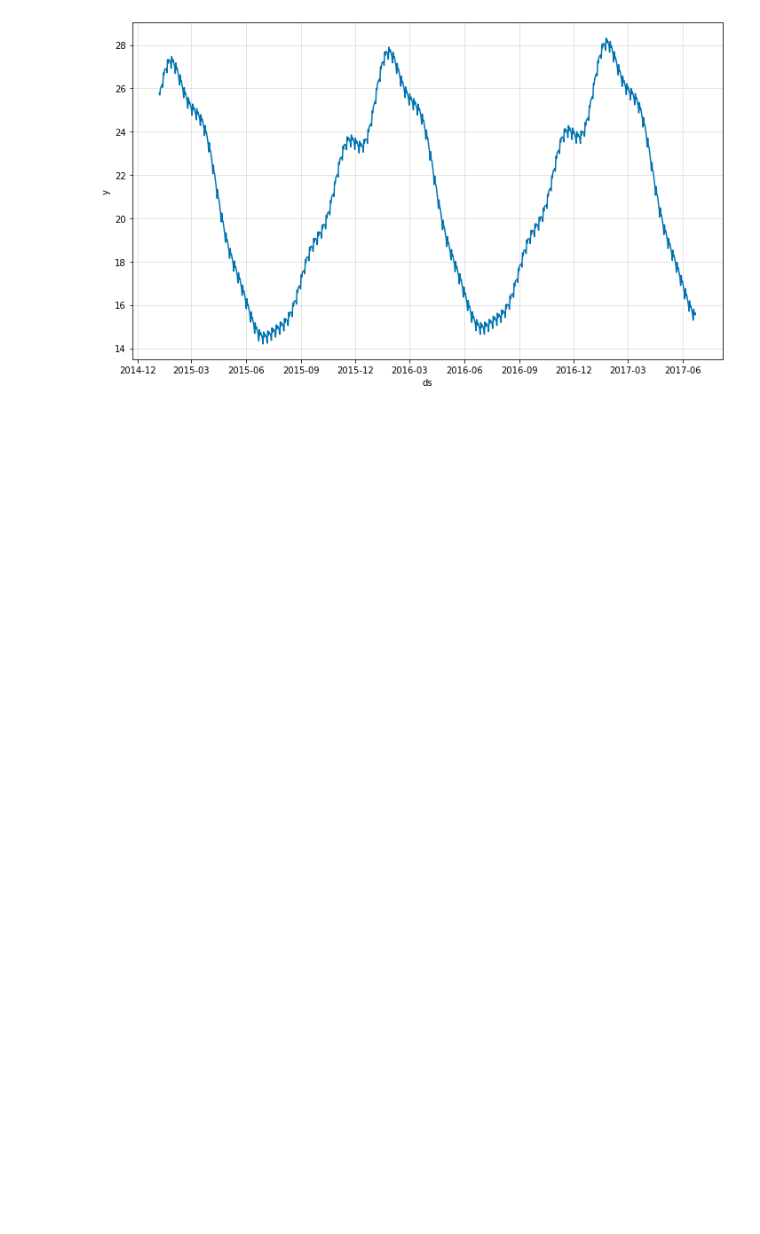
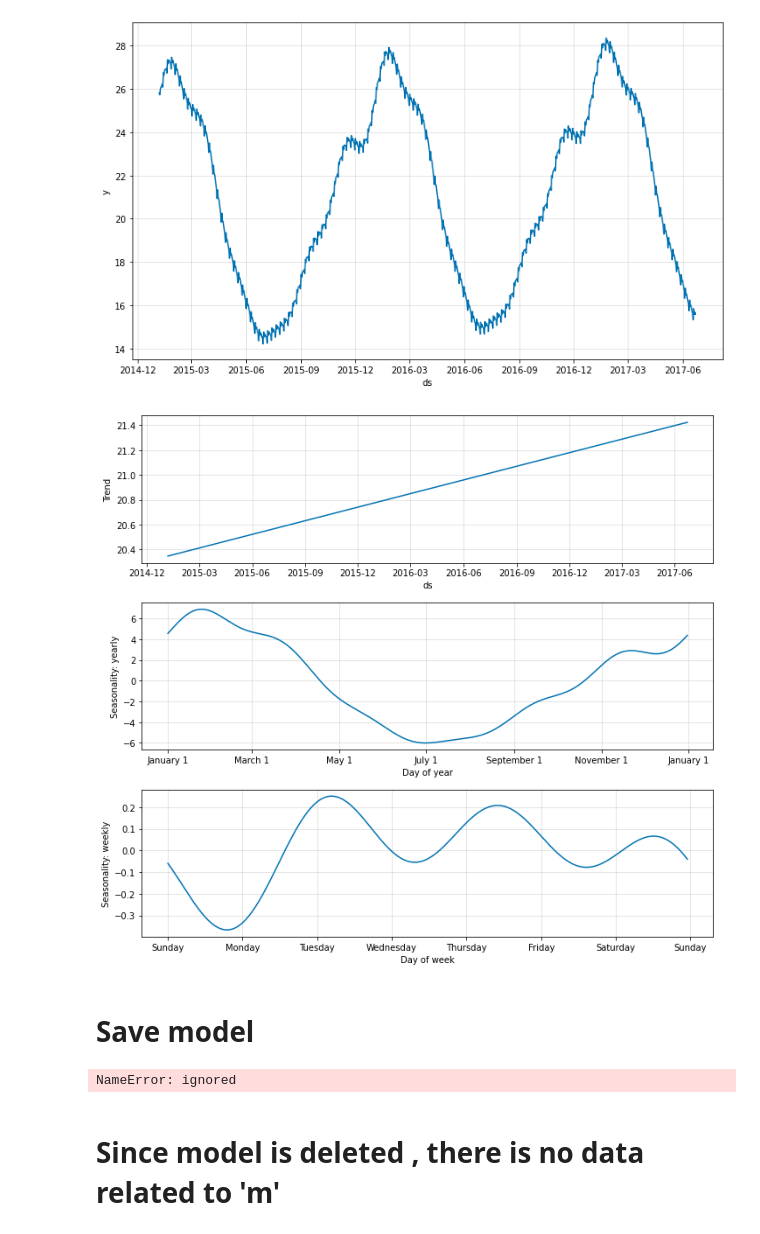
Before and after one commit to shailavij/ML-Projects, a Jupyter notebook: Neural_Prophet_Weather_Forecast.ipynb, the cells around one changed output. Drawn from its saved outputs; the diff is of its cells as text; code cells hidden in the pictures; blank space fills up the shorter version.

```diff
--- a/Neural_Prophet_Weather_Forecast.ipynb
+++ b/Neural_Prophet_Weather_Forecast.ipynb
@@ -186,3 +201,9 @@ forecast.head()
 plot1= m.plot(forecast)
 # %% [output]
 [figure]
+# %%
+plot2= m.plot_components(forecast)
+# %% [output]
+[figure, added]
+# %% [markdown]
+# Save model
@@ -188,0 +216,6 @@ plot1= m.plot(forecast)
+# %%
+m
+# %% [output]
+NameError: ignored
+# %% [markdown]
+# Since model is deleted , there is no data related to 'm'
```
Also changed, not shown: parts of 12 cells of this notebook.
